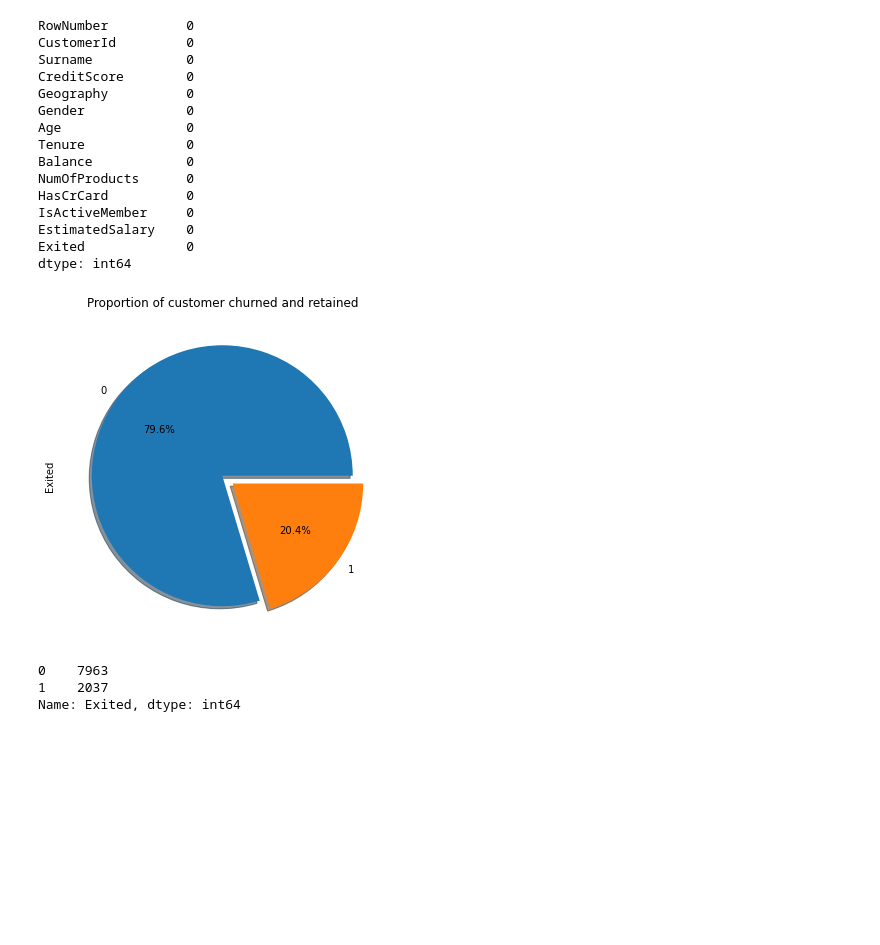
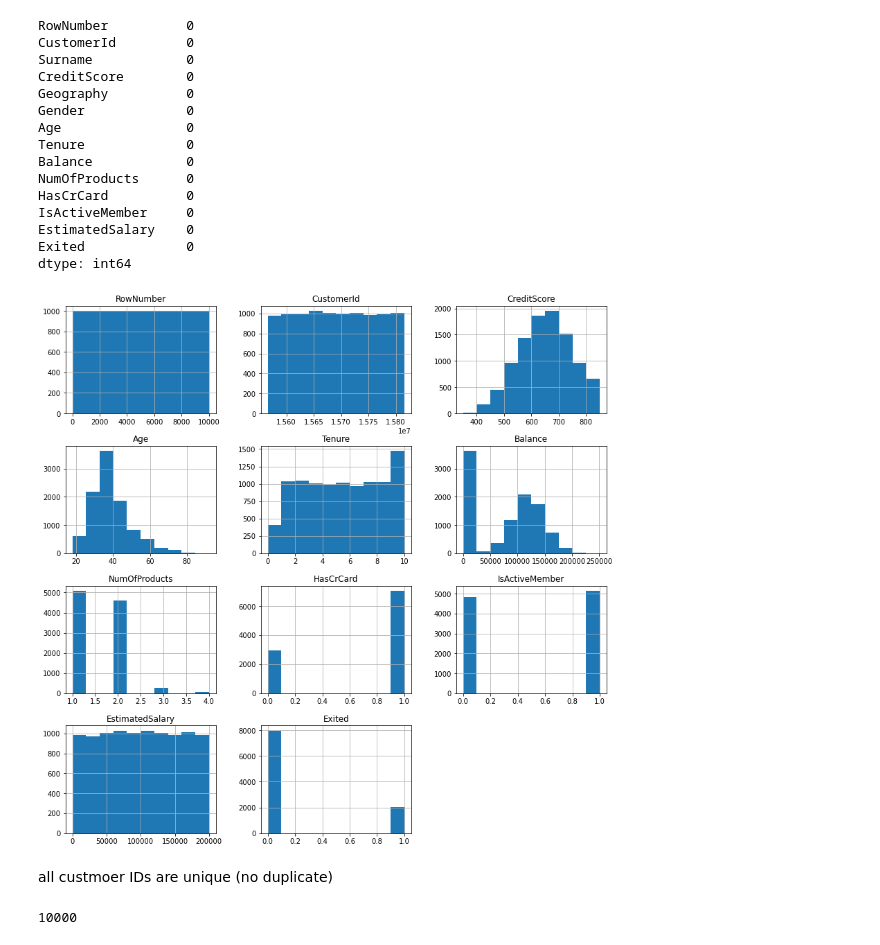
Before and after one commit to SLCFLAB/Data-Science-Python, a Jupyter notebook: Day 3/3. Bank customer churn (additional).ipynb, the cells around one changed output. Cells and saved outputs as stored; diff of their text form; code cells hidden in the pictures; blank space fills up the shorter version.

```diff
--- a/Day 3/3. Bank customer churn (additional).ipynb
+++ b/Day 3/3. Bank customer churn (additional).ipynb
@@ -41,15 +43,15 @@ IsActiveMember     0
 EstimatedSalary    0
 Exited             0
 dtype: int64
-# %%
-value_counts = pd.value_counts(data['Exited'])
-plt.figure(figsize = (6,6))
-value_counts.plot(kind = 'pie', explode = [0,0.1],autopct='%1.1f%%', shadow=True)
-plt.title('Proportion of customer churned and retained')
-plt.show()
-value_counts
-# %% [output]
-[figure, removed]
-0    7963
-1    2037
-Name: Exited, dtype: int64
+# %%
+# Plot histogram grid
+data.hist(figsize=(14,14))
+plt.show()
+# %% [output]
+[figure, added]
+# %% [markdown]
+all custmoer IDs are unique (no duplicate)
+# %%
+data.CustomerId.nunique()
+# %% [output]
+10000
```
Also changed, not shown: parts of 12 cells of this notebook.
